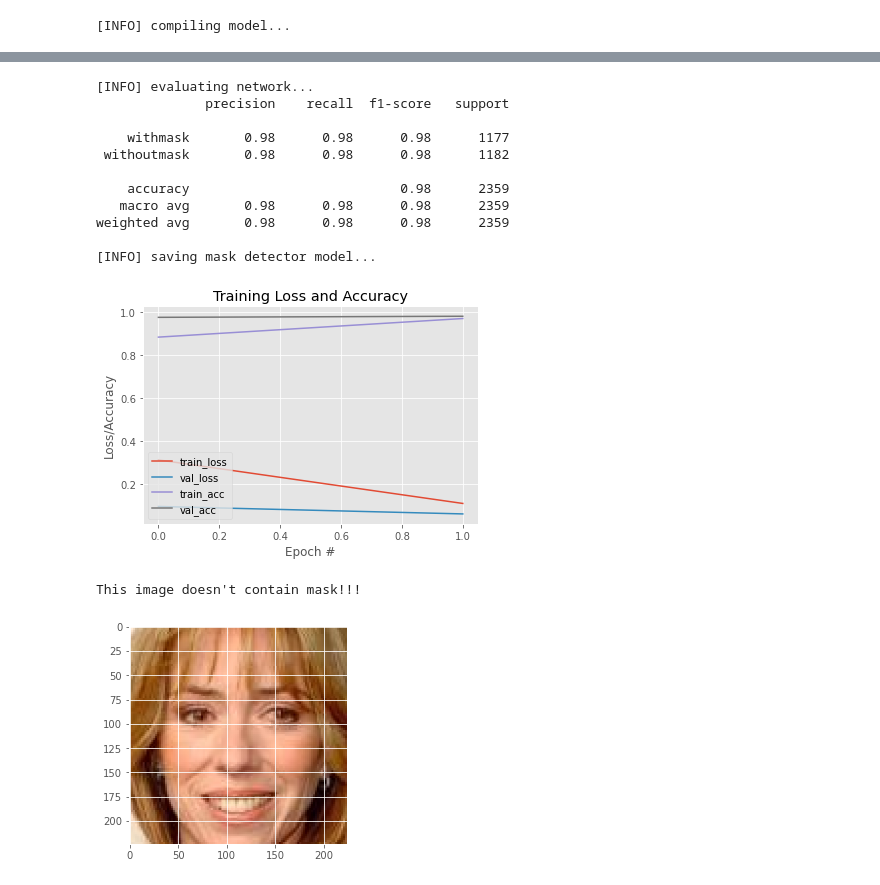
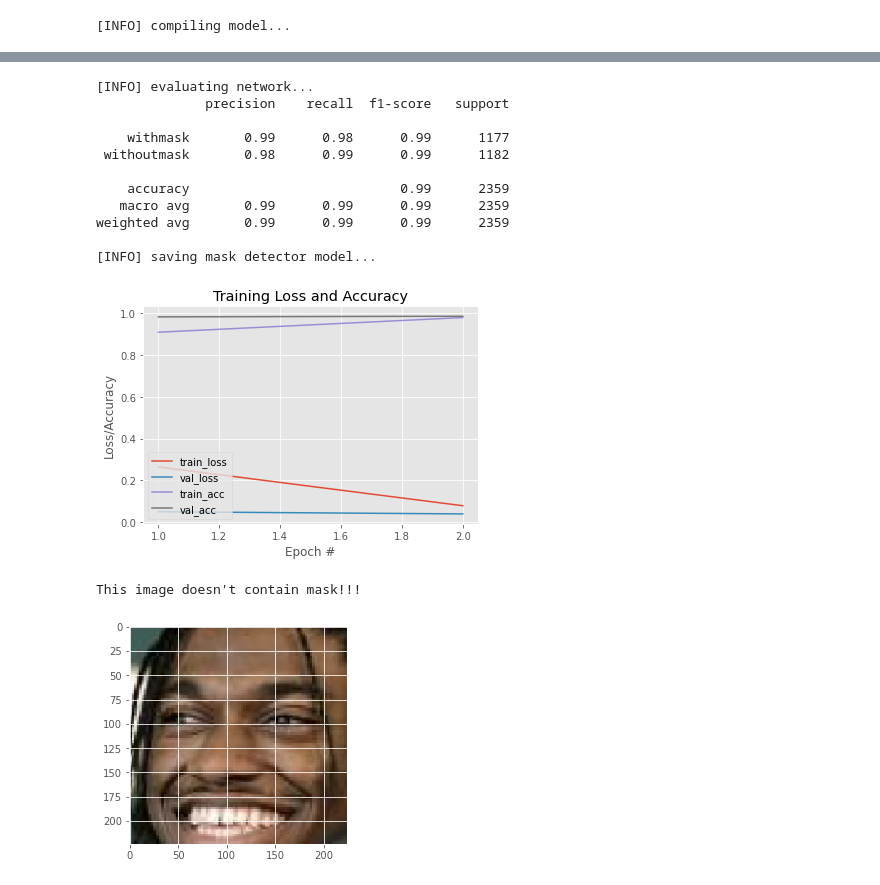
Before and after one commit to ysmeyyappan/team-12-summer-project, a Jupyter notebook: project.ipynb, the cells around one changed output, grey strips where cells are left out. Saved outputs shown, nothing was run; the diff lists cells and outputs as text; code cells hidden in the pictures.

```diff
--- a/project.ipynb
+++ b/project.ipynb
@@ -24,7 +24,7 @@ INIT_LR = 1e-4
 EPOCHS = 2
 BS = 73
 
-DIRECTORY = r"C:\Users\S Meyyappan\Dropbox\My PC (DESKTOP-ISATS8C)\Downloads\Face Mask Dataset"
+DIRECTORY = r"D:\users\meyyappan\downloads\Face Mask Dataset"
 CATEGORIES = ["withmask", "withoutmask"]
 # %%
 print("[INFO] loading images...")
@@ -67,30 +66,29 @@ aug = ImageDataGenerator(
     horizontal_flip=True,
     fill_mode="nearest")
 # %%
+from tensorflow.keras.layers import MaxPooling2D
+from tensorflow.keras.layers import Conv2D
+# removing the top layer of the base model
 baseModel = MobileNetV2(weights="imagenet", include_top=False,
     input_tensor=Input(shape=(224, 224, 3)))
-
-# construct the head of the model that will be placed on top of the
-# the base model
-headModel = baseModel.output
-headModel = AveragePooling2D(pool_size=(7, 7))(headModel)
-headModel = Flatten(name="flatten")(headModel)
-headModel = Dense(128, activation="relu")(headModel)
-headModel = Dropout(0.5)(headModel)
-headModel = Dense(2, activation="softmax")(headModel)
+# creating the head of the model
+head_Model = baseModel.output
+head_Model = MaxPooling2D(pool_size = (2, 2)) (headModel)
+head_Model = Conv2D(32,(2,2),activation='relu') (headModel)
+head_Model = AveragePooling2D(pool_size=(2, 2))(headModel)
+head_Model = Flatten(name="flatten")(headModel)
+head_Model = Dense(128, activation="relu")(headModel)
+head_Model = Dropout(0.5)(headModel)
+head_Model = Dense(2, activation="softmax")(headModel)
 # %% [output]
 WARNING:tensorflow:`input_shape` is undefined or non-square, or `rows` is not in [96, 128, 160, 192, 224]. Weights for input shape (224, 224) will be loaded as the default.
 # %%
-# place the head FC model on top of the base model (this will become
-# the actual model we will train)
-model = Model(inputs=baseModel.input, outputs=headModel)
-
-# loop over all layers in the base model and freeze them so they will
-# not be updated during the first training process
+# placing the head  model on top of the base model
+model = Model(inputs=baseModel.input, outputs=head_Model)
+#looping over all layers to freeze the model
 for layer in baseModel.layers:
     layer.trainable = False
-
-# compile our model
+# compiling the model
 print("[INFO] compiling model...")
 opt = Adam(lr=INIT_LR, decay=INIT_LR / EPOCHS)
 model.compile(loss="binary_crossentropy", optimizer=opt,
@@ -115,56 +113,54 @@ Epoch 2/2
 # %%
 print("[INFO] evaluating network...")
 predIdxs = model.predict(testX, batch_size=BS)
-
-# for each image in the testing set we need to find the index of the
-# label with corresponding largest predicted probability
+# for each and every image in the testing set, we need to find the index of the label with corresponding largest predicted probability
 predIdxs = np.argmax(predIdxs, axis=1)
 
-# show a nicely formatted classification report
+# printing the classification report
 print(classification_report(testY.argmax(axis=1), predIdxs,
      target_names=lb.classes_))
 
-# serialize the model to disk
+# saving the model
 print("[INFO] saving mask detector model...")
 model.save("mask_detector.model", save_format="h5")
 # %% [output]
 [INFO] evaluating network...
               precision    recall  f1-score   support
 
-    withmask       0.98      0.98      0.98      1177
- withoutmask       0.98      0.98      0.98      1182
+    withmask       0.99      0.98      0.99      1177
+ withoutmask       0.98      0.99      0.99      1182
 
-    accuracy                           0.98      2359
-   macro avg       0.98      0.98      0.98      2359
-weighted avg       0.98      0.98      0.98      2359
+    accuracy                           0.99      2359
+   macro avg       0.99      0.99      0.99      2359
+weighted avg       0.99      0.99      0.99      2359
 
 [INFO] saving mask detector model...
 # %%
 N = EPOCHS
 plt.style.use("ggplot")
 plt.figure()
-plt.plot(np.arange(0, N), H.history["loss"], label="train_loss")
-plt.plot(np.arange(0, N), H.history["val_loss"], label="val_loss")
-plt.plot(np.arange(0, N), H.history["accuracy"], label="train_acc")
-plt.plot(np.arange(0, N), H.history["val_accuracy"], label="val_acc")
+plt.plot(np.arange(1, N+1), H.history["loss"], label="train_loss")
+plt.plot(np.arange(1, N+1), H.history["val_loss"], label="val_loss")
+plt.plot(np.arange(1, N+1), H.history["accuracy"], label="train_acc")
+plt.plot(np.arange(1, N+1), H.history["val_accuracy"], label="val_acc")
 plt.title("Training Loss and Accuracy")
 plt.xlabel("Epoch #")
 plt.ylabel("Loss/Accuracy")
 plt.legend(loc="lower left")
 plt.savefig("plot.png")
 # %% [output]
-[figure, old version]
+[figure, new version]
 # %%
-img12 =load_img(r'C:\Users\S Meyyappan\Dropbox\My PC (DESKTOP-ISATS8C)\Downloads\Face Mask Dataset\withoutmask\356.png',target_size=(224,224))
+img12 =load_img(r'D:\users\meyyappan\downloads\Face Mask Dataset\withoutmask\5.png',target_size=(224,224))
 plt.imshow(img12)
 img12 = img_to_array(img12)
 img12 = img12/255.0
 img12 = np.expand_dims(img12,axis=0)
 pred1 = np.argmax(model.predict(img12),axis=1)
 if pred1[0] == 0:
     print("This image contains mask!!!")
 else:
     print("This image doesn't contain mask!!!")
 # %% [output]
 This image doesn't contain mask!!!
-[figure, old version]
+[figure, new version]
```
Also changed, not shown: parts of 2 cells of this notebook, 1 other file.
